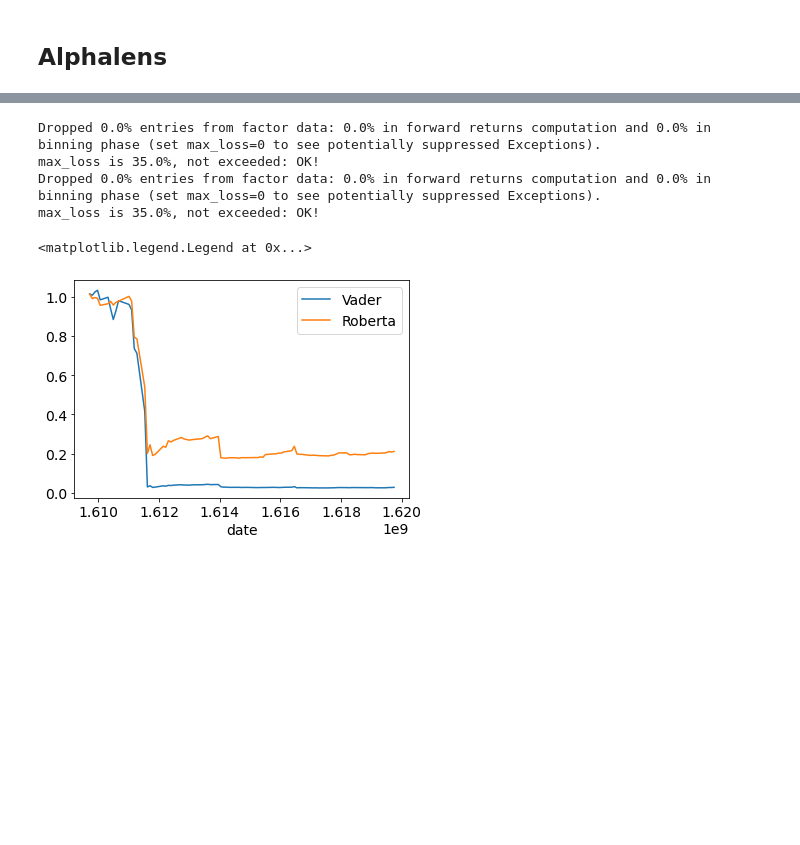
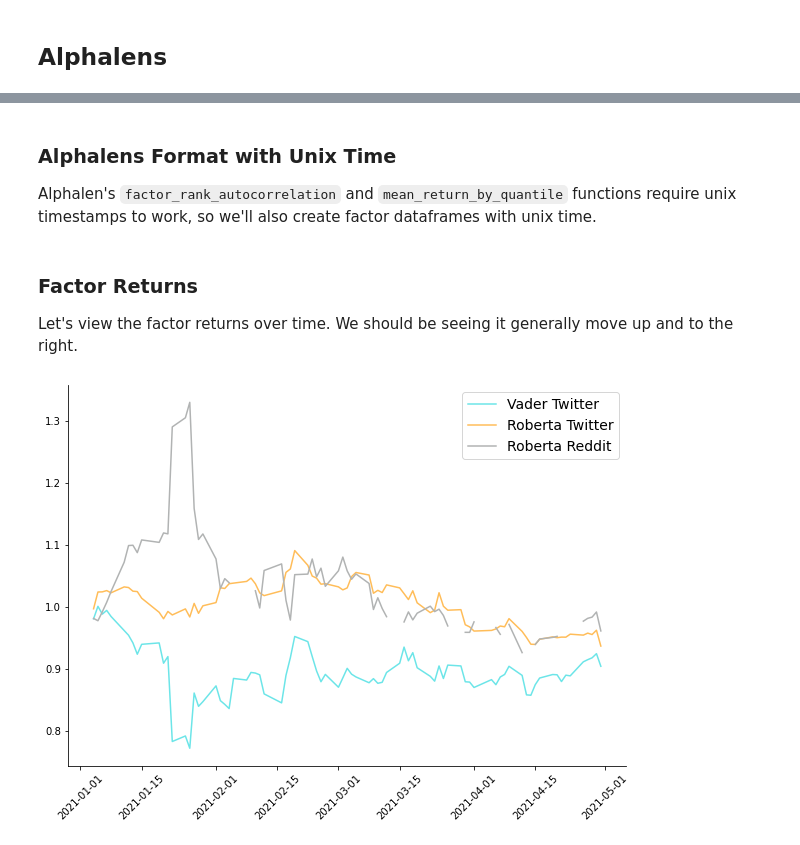
Before and after one commit to rometaidla/flash-boys, a Jupyter notebook: alphalens.ipynb, the cells around one changed output, grey strips where cells are left out. Saved outputs shown, nothing was run; the diff lists cells and outputs as text; code cells hidden in the pictures; blank space fills up the shorter version.

Commit message:
Roberta reddit sentiment added.

```diff
--- a/alphalens.ipynb
+++ b/alphalens.ipynb
@@ -124,6 +85,15 @@ See the caveats in the documentation: https://pandas.pydata.org/pandas-docs/stab
 # %% [markdown]
 ## Alphalens
 # %%
-vader_sentiment = vader_df.pivot(index='Date', columns='Stock', values='Sentiment')
-roberta_sentiment = roberta_df.pivot(index='Date', columns='Stock', values='Sentiment')
-prices = price_data.pivot(index='Date', columns='Stock', values='Close')
+factors = ["Vader Twitter", "Roberta Twitter", "Roberta Reddit"]
+factor_data = {}
+
+prices = price_data.pivot(index='Date', columns='Stock', values='Price')
+
+for factor in factors:
+    factor_df = sentiments_prices[sentiments_prices['Factor'] == factor]
+    factor_df = factor_df.pivot(index='Date', columns='Stock', values='Sentiment')
+    data = al.utils.get_clean_factor_and_forward_returns(factor_df.stack(), prices, quantiles=5, bins=None, periods=[1])
+    factor_data[factor] = data
+
+factor_data[factors[0]].head()
@@ -130,24 +114,35 @@ prices = price_data.pivot(index='Date', columns='Stock', values='Close')
-# %%
-vader_data = al.utils.get_clean_factor_and_forward_returns(vader_sentiment.stack(), prices, quantiles=5, bins=None, periods=[1])
-roberta_data = al.utils.get_clean_factor_and_forward_returns(roberta_sentiment.stack(), prices, quantiles=5, bins=None, periods=[1])
-# %% [output]
-Dropped 0.0% entries from factor data: 0.0% in forward returns computation and 0.0% in binning phase (set max_loss=0 to see potentially suppressed Exceptions).
-max_loss is 35.0%, not exceeded: OK!
-Dropped 0.0% entries from factor data: 0.0% in forward returns computation and 0.0% in binning phase (set max_loss=0 to see potentially suppressed Exceptions).
-max_loss is 35.0%, not exceeded: OK!
+# %% [markdown]
+### Alphalens Format with Unix Time
+Alphalen's `factor_rank_autocorrelation` and `mean_return_by_quantile` functions require unix timestamps to work, so we'll also create factor dataframes with unix time.
 # %%
-vader_data = vader_data.set_index(pd.MultiIndex.from_tuples(
-        [(x.timestamp(), y) for x, y in vader_data.index.values],
+unix_factor_data = {
+    factor: data.set_index(pd.MultiIndex.from_tuples(
+        [(x.timestamp(), y) for x, y in data.index.values],
         names=['date', 'asset']))
-roberta_data = roberta_data.set_index(pd.MultiIndex.from_tuples(
-        [(x.timestamp(), y) for x, y in roberta_data.index.values],
-        names=['date', 'asset']))
+    for factor, data in factor_data.items()}
-# %%
-vader_factor_returns = al.performance.factor_returns(vader_data).iloc[:, 0]
-roberta_factor_returns = al.performance.factor_returns(roberta_data).iloc[:, 0]
-(1 + vader_factor_returns).cumprod().plot()
-(1 + roberta_factor_returns).cumprod().plot()
-plt.legend(["Vader", "Roberta"])
-# %% [output]
-<matplotlib.legend.Legend at 0x...>
-[figure, removed]
+# %% [markdown]
+### Factor Returns
+Let's view the factor returns over time. We should be seeing it generally move up and to the right.
+# %%
+ls_factor_returns = pd.DataFrame()
+
+for factor_name, data in factor_data.items():
+    ls_factor_returns[factor_name] = al.performance.factor_returns(data).iloc[:, 0]
+
+cum_returns = (1 + ls_factor_returns).cumprod()
+
+fig = plt.figure(figsize=(10, 7), facecolor='white')
+ax = plt.axes(frameon=True)
+ax.set_prop_cycle('color', ['#6ce5e8', '#ffbd59', '#b1b3b3'])
+#plt.axis('off')
+ax.spines['right'].set_visible(False)
+ax.spines['top'].set_visible(False)
+
+plt.xticks(rotation=45)
+
+plt.rcParams.update({'font.size': 14})
+plt.plot(cum_returns)
+plt.legend(["Vader Twitter", "Roberta Twitter", "Roberta Reddit"])
+plt.savefig("poster.png");
+# %% [output]
+[figure, added]
```
Also changed, not shown: parts of 26 cells of this notebook, 2 other files.
